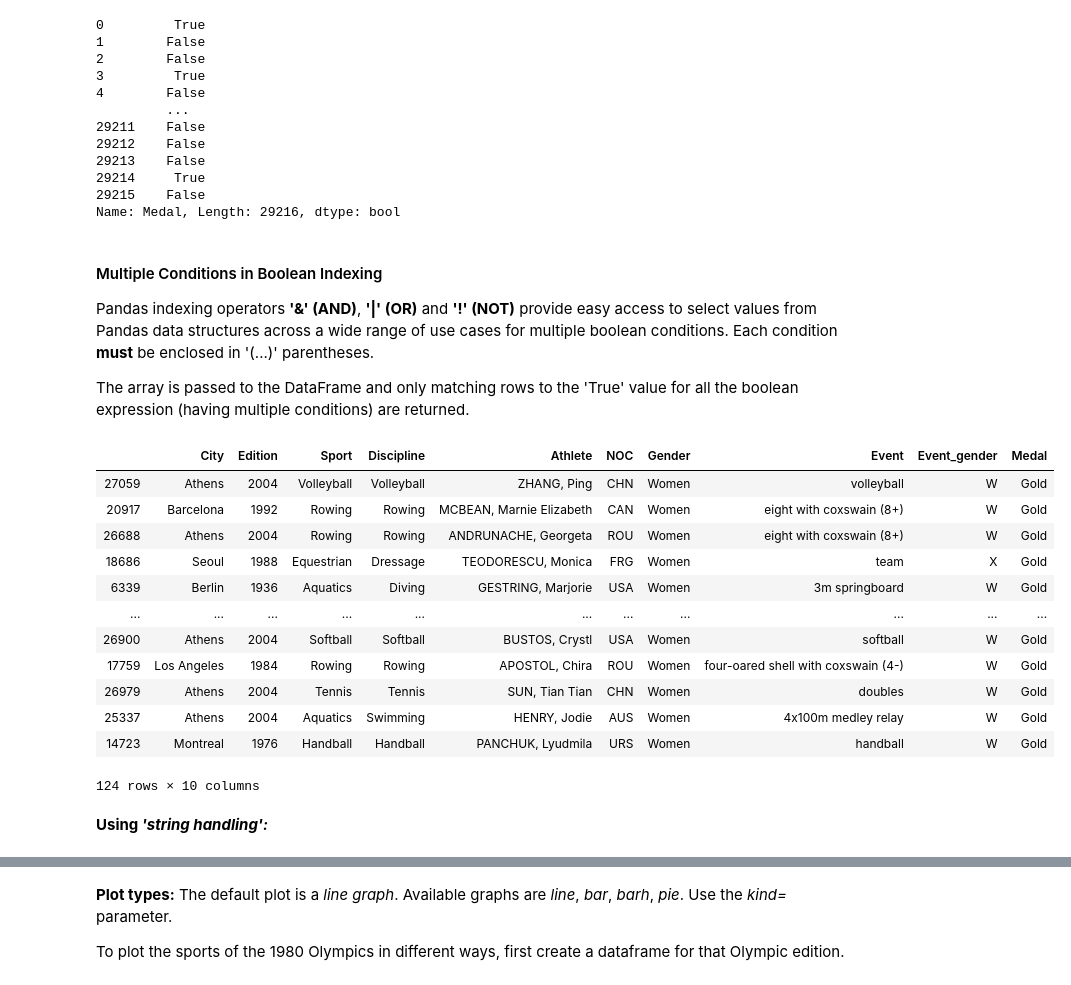
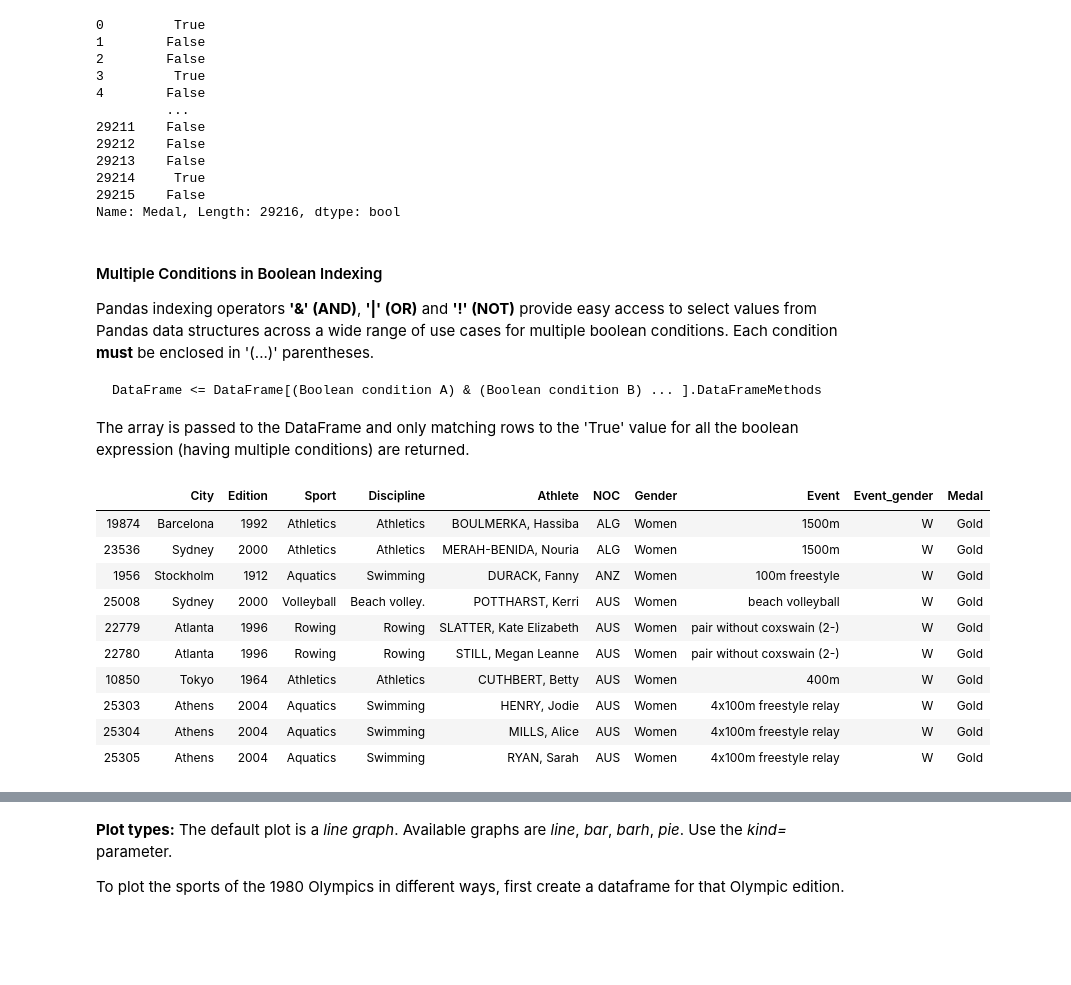
Before and after one commit to franz-cr/Datascience_Megacourse_Works, a Jupyter notebook: LinkedIn-Pandas_Essential_Training/Pandas_Essential_Training-My_Notebook.ipynb, the cells around one changed output, grey strips where cells are left out. Drawn from its saved outputs; the diff is of its cells as text; code cells hidden in the pictures; blank space fills up the shorter version.

```diff
--- a/LinkedIn-Pandas_Essential_Training/Pandas_Essential_Training-My_Notebook.ipynb
+++ b/LinkedIn-Pandas_Essential_Training/Pandas_Essential_Training-My_Notebook.ipynb
@@ -300,24 +300,22 @@ Name: Medal, Length: 29216, dtype: bool
 
 Pandas indexing operators **'&' (AND)**, **'|' (OR)** and **'!' (NOT)** provide easy access to select values from Pandas data structures across a wide range of use cases for multiple boolean conditions. Each condition **must** be enclosed in '(...)' parentheses.
 
+    DataFrame <= DataFrame[(Boolean condition A) & (Boolean condition B) ... ].DataFrameMethods
+
 The array is passed to the DataFrame and only matching rows to the 'True' value for all the boolean expression (having multiple conditions) are returned.
 # %%
 # Boolean array with multiple criteria passed to the DataFrame
 dfrOlympicsDB[(dfrOlympicsDB.Medal == 'Gold') &
-              (dfrOlympicsDB.Gender == 'Women')].sample(frac=0.05)
+              (dfrOlympicsDB.Gender == 'Women')].sort_values(by='NOC').head(10)
 # %% [output]
 |  | City | Edition | Sport | Discipline | Athlete | NOC | Gender | Event | Event_gender | Medal |
-| 27059 | Athens | 2004 | Volleyball | Volleyball | ZHANG, Ping | CHN | Women | volleyball | W | Gold |
-| 20917 | Barcelona | 1992 | Rowing | Rowing | MCBEAN, Marnie Elizabeth | CAN | Women | eight with coxswain (8+) | W | Gold |
-| 26688 | Athens | 2004 | Rowing | Rowing | ANDRUNACHE, Georgeta | ROU | Women | eight with coxswain (8+) | W | Gold |
-| 18686 | Seoul | 1988 | Equestrian | Dressage | TEODORESCU, Monica | FRG | Women | team | X | Gold |
-| 6339 | Berlin | 1936 | Aquatics | Diving | GESTRING, Marjorie | USA | Women | 3m springboard | W | Gold |
-| ... | ... | ... | ... | ... | ... | ... | ... | ... | ... | ... |
-| 26900 | Athens | 2004 | Softball | Softball | BUSTOS, Crystl | USA | Women | softball | W | Gold |
-| 17759 | Los Angeles | 1984 | Rowing | Rowing | APOSTOL, Chira | ROU | Women | four-oared shell with coxswain (4-) | W | Gold |
-| 26979 | Athens | 2004 | Tennis | Tennis | SUN, Tian Tian | CHN | Women | doubles | W | Gold |
-| 25337 | Athens | 2004 | Aquatics | Swimming | HENRY, Jodie | AUS | Women | 4x100m medley relay | W | Gold |
-| 14723 | Montreal | 1976 | Handball | Handball | PANCHUK, Lyudmila | URS | Women | handball | W | Gold |
+| 19874 | Barcelona | 1992 | Athletics | Athletics | BOULMERKA, Hassiba | ALG | Women | 1500m | W | Gold |
+| 23536 | Sydney | 2000 | Athletics | Athletics | MERAH-BENIDA, Nouria | ALG | Women | 1500m | W | Gold |
+| 1956 | Stockholm | 1912 | Aquatics | Swimming | DURACK, Fanny | ANZ | Women | 100m freestyle | W | Gold |
+| 25008 | Sydney | 2000 | Volleyball | Beach volley. | POTTHARST, Kerri | AUS | Women | beach volleyball | W | Gold |
+| 22779 | Atlanta | 1996 | Rowing | Rowing | SLATTER, Kate Elizabeth | AUS | Women | pair without coxswain (2-) | W | Gold |
+| 22780 | Atlanta | 1996 | Rowing | Rowing | STILL, Megan Leanne | AUS | Women | pair without coxswain (2-) | W | Gold |
+| 10850 | Tokyo | 1964 | Athletics | Athletics | CUTHBERT, Betty | AUS | Women | 400m | W | Gold |
+| 25303 | Athens | 2004 | Aquatics | Swimming | HENRY, Jodie | AUS | Women | 4x100m freestyle relay | W | Gold |
+| 25304 | Athens | 2004 | Aquatics | Swimming | MILLS, Alice | AUS | Women | 4x100m freestyle relay | W | Gold |
+| 25305 | Athens | 2004 | Aquatics | Swimming | RYAN, Sarah | AUS | Women | 4x100m freestyle relay | W | Gold |
-124 rows × 10 columns
-# %% [markdown]
-**Using *'string handling':***
```
Also changed, not shown: parts of 104 cells of this notebook, 1 other file.
